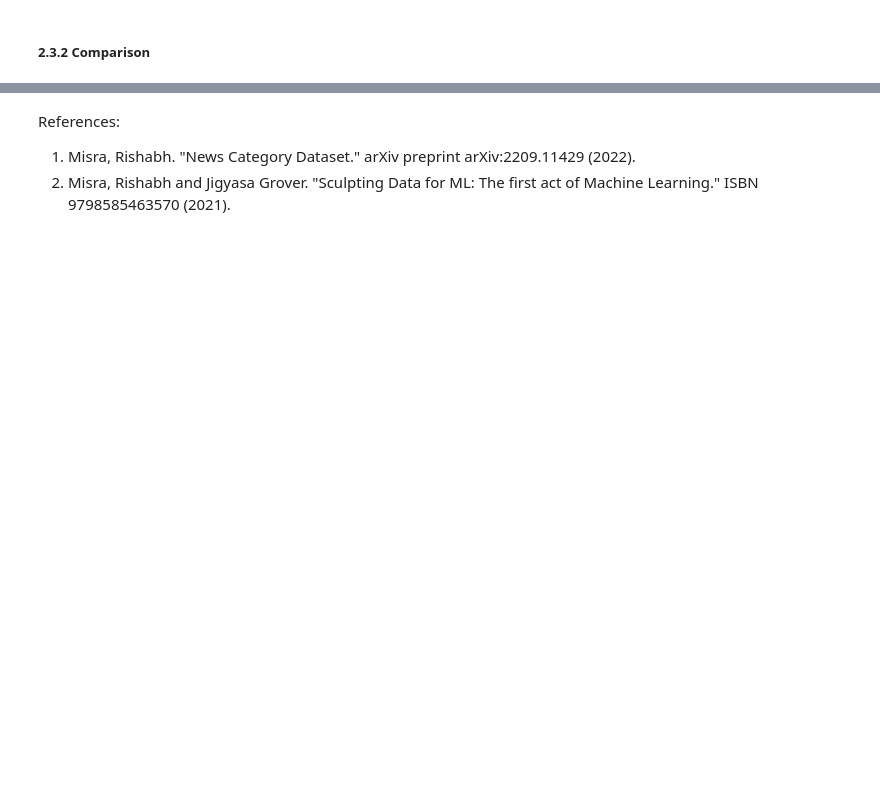
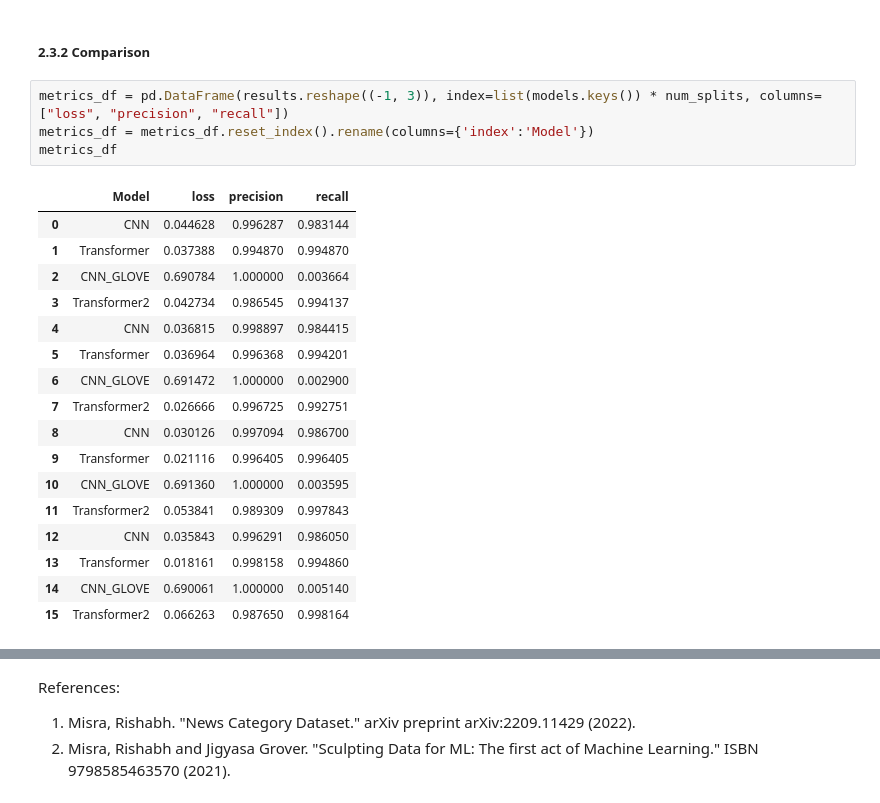
Before and after one commit to Owen-Deng/SMUMachineLearninginPython, a Jupyter notebook: LabAssignments/LabAssignment7/LabAssignment7.ipynb, the cells around one changed output, grey strips where cells are left out. Cells and saved outputs as stored; diff of their text form; blank space fills up the shorter version.

```diff
--- a/LabAssignments/LabAssignment7/LabAssignment7.ipynb
+++ b/LabAssignments/LabAssignment7/LabAssignment7.ipynb
@@ -744,2 +788,24 @@ plt.show()
 # %% [markdown]
 ##### 2.3.2 Comparison
+# %%
+metrics_df = pd.DataFrame(results.reshape((-1, 3)), index=list(models.keys()) * num_splits, columns=["loss", "precision", "recall"])
+metrics_df = metrics_df.reset_index().rename(columns={'index':'Model'})
+metrics_df
+# %% [output]
+|  | Model | loss | precision | recall |
+| 0 | CNN | 0.044628 | 0.996287 | 0.983144 |
+| 1 | Transformer | 0.037388 | 0.994870 | 0.994870 |
+| 2 | CNN_GLOVE | 0.690784 | 1.000000 | 0.003664 |
+| 3 | Transformer2 | 0.042734 | 0.986545 | 0.994137 |
+| 4 | CNN | 0.036815 | 0.998897 | 0.984415 |
+| 5 | Transformer | 0.036964 | 0.996368 | 0.994201 |
+| 6 | CNN_GLOVE | 0.691472 | 1.000000 | 0.002900 |
+| 7 | Transformer2 | 0.026666 | 0.996725 | 0.992751 |
+| 8 | CNN | 0.030126 | 0.997094 | 0.986700 |
+| 9 | Transformer | 0.021116 | 0.996405 | 0.996405 |
+| 10 | CNN_GLOVE | 0.691360 | 1.000000 | 0.003595 |
+| 11 | Transformer2 | 0.053841 | 0.989309 | 0.997843 |
+| 12 | CNN | 0.035843 | 0.996291 | 0.986050 |
+| 13 | Transformer | 0.018161 | 0.998158 | 0.994860 |
+| 14 | CNN_GLOVE | 0.690061 | 1.000000 | 0.005140 |
+| 15 | Transformer2 | 0.066263 | 0.987650 | 0.998164 |
```
Also changed, not shown: parts of 4 cells of this notebook.
